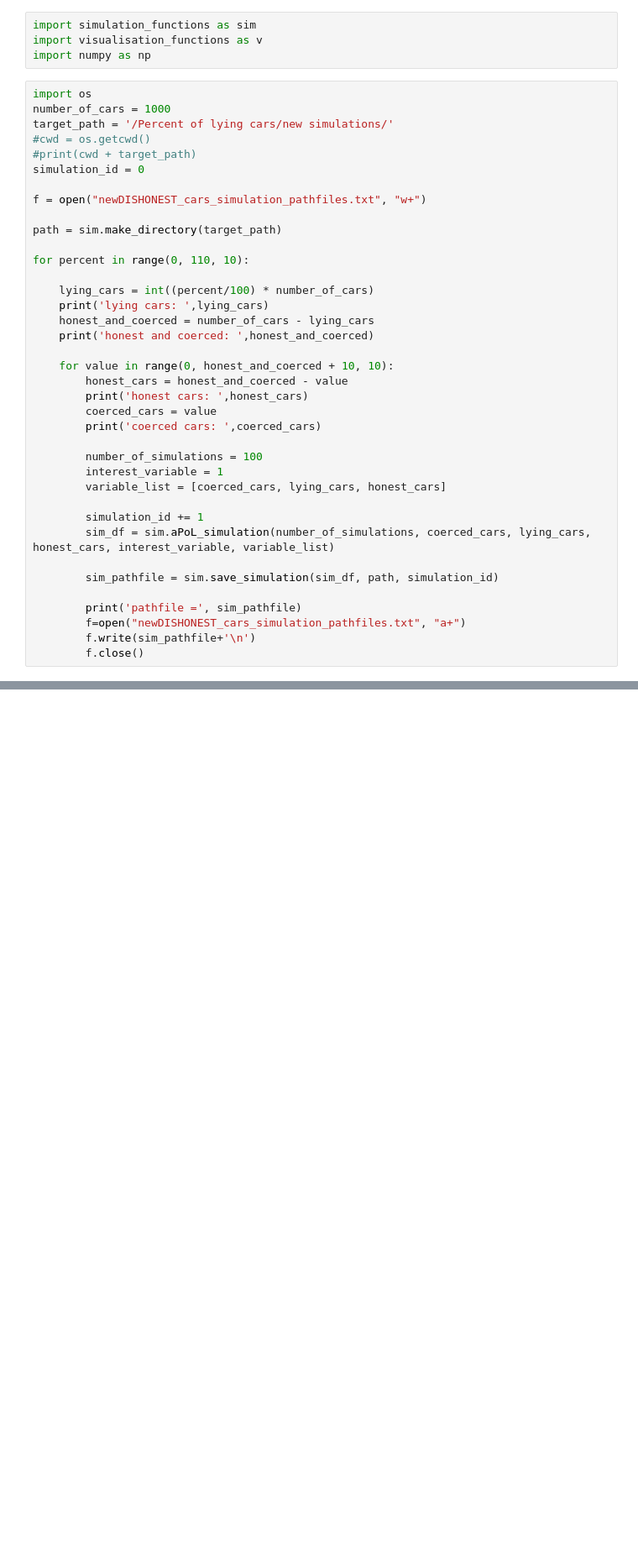
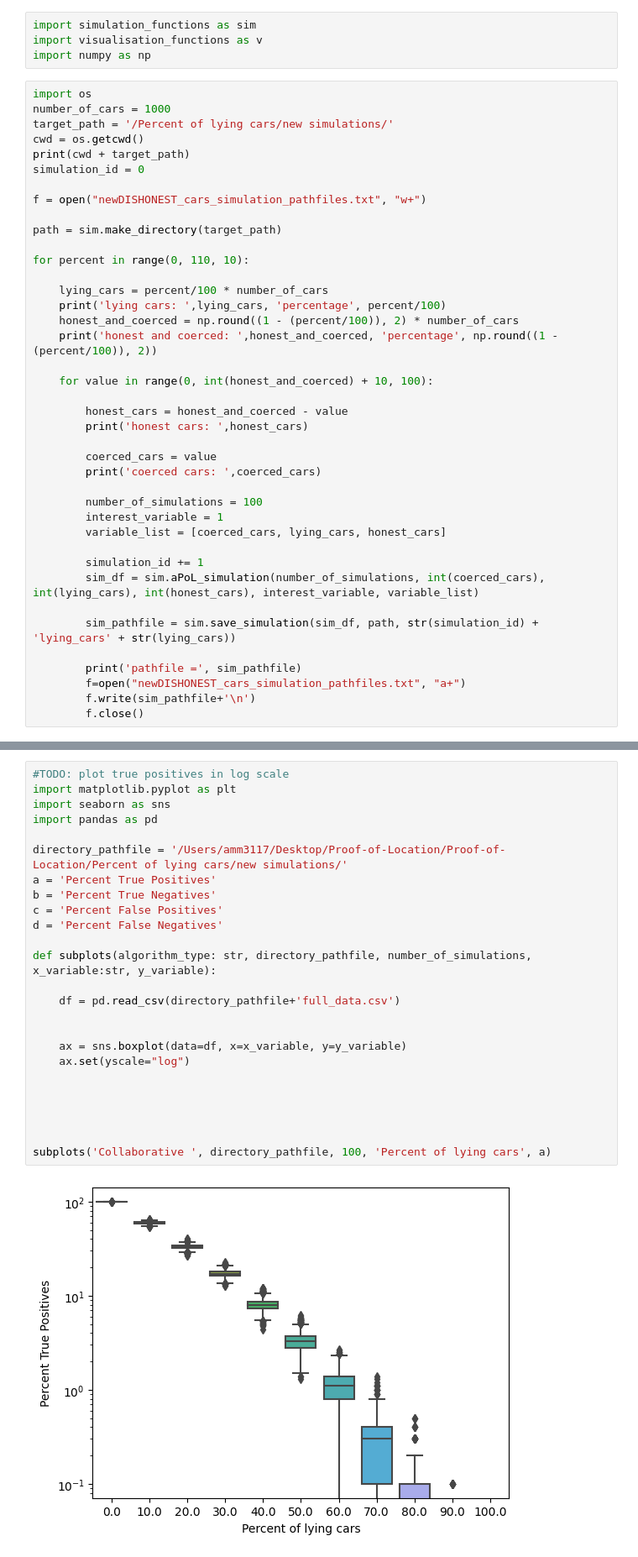
Before and after one commit to aidamanzano/Proof-of-Location, a Jupyter notebook: new_simulations.ipynb, the cells around one changed output, grey strips where cells are left out. Shown at 84% size. Drawn from its saved outputs; the diff is of its cells as text; blank space fills up the shorter version.

```diff
--- a/new_simulations.ipynb
+++ b/new_simulations.ipynb
@@ -6,8 +6,8 @@ import numpy as np
 import os
 number_of_cars = 1000
 target_path = '/Percent of lying cars/new simulations/'
-#cwd = os.getcwd()
-#print(cwd + target_path)
+cwd = os.getcwd()
+print(cwd + target_path)
 simulation_id = 0
 
 f = open("newDISHONEST_cars_simulation_pathfiles.txt", "w+")
@@ -16,14 +16,16 @@ path = sim.make_directory(target_path)
 
 for percent in range(0, 110, 10):
 
-    lying_cars = int((percent/100) * number_of_cars)
-    print('lying cars: ',lying_cars)
-    honest_and_coerced = number_of_cars - lying_cars
-    print('honest and coerced: ',honest_and_coerced)
+    lying_cars = percent/100 * number_of_cars
+    print('lying cars: ',lying_cars, 'percentage', percent/100)
+    honest_and_coerced = np.round((1 - (percent/100)), 2) * number_of_cars
+    print('honest and coerced: ',honest_and_coerced, 'percentage', np.round((1 - (percent/100)), 2))
 
-    for value in range(0, honest_and_coerced + 10, 10):
+    for value in range(0, int(honest_and_coerced) + 10, 100):
+
         honest_cars = honest_and_coerced - value
         print('honest cars: ',honest_cars)
+
         coerced_cars = value
         print('coerced cars: ',coerced_cars)
 
@@ -32,9 +34,9 @@ for percent in range(0, 110, 10):
         variable_list = [coerced_cars, lying_cars, honest_cars]
 
         simulation_id += 1
-        sim_df = sim.aPoL_simulation(number_of_simulations, coerced_cars, lying_cars, honest_cars, interest_variable, variable_list)
+        sim_df = sim.aPoL_simulation(number_of_simulations, int(coerced_cars), int(lying_cars), int(honest_cars), interest_variable, variable_list)
 
-        sim_pathfile = sim.save_simulation(sim_df, path, simulation_id)
+        sim_pathfile = sim.save_simulation(sim_df, path, str(simulation_id) + 'lying_cars' + str(lying_cars))
 
         print('pathfile =', sim_pathfile)
         f=open("newDISHONEST_cars_simulation_pathfiles.txt", "a+")
@@ -87,0 +175,27 @@ v.subplots('Collaborative ', directory_pathfile, 20, 'Percent of lying cars')
+# %%
+#TODO: plot true positives in log scale
+import matplotlib.pyplot as plt
+import seaborn as sns
+import pandas as pd
+
+directory_pathfile = '/Users/amm3117/Desktop/Proof-of-Location/Proof-of-Location/Percent of lying cars/new simulations/'
+a = 'Percent True Positives'
+b = 'Percent True Negatives'
+c = 'Percent False Positives'
+d = 'Percent False Negatives'
+
+def subplots(algorithm_type: str, directory_pathfile, number_of_simulations, x_variable:str, y_variable):
+
+    df = pd.read_csv(directory_pathfile+'full_data.csv')
+
+
+    ax = sns.boxplot(data=df, x=x_variable, y=y_variable)
+    ax.set(yscale="log")
+
+
+
+
+
+subplots('Collaborative ', directory_pathfile, 100, 'Percent of lying cars', a)
+# %% [output]
+[figure, added]
```
Also changed, not shown: parts of 7 cells of this notebook, 4 other files.
